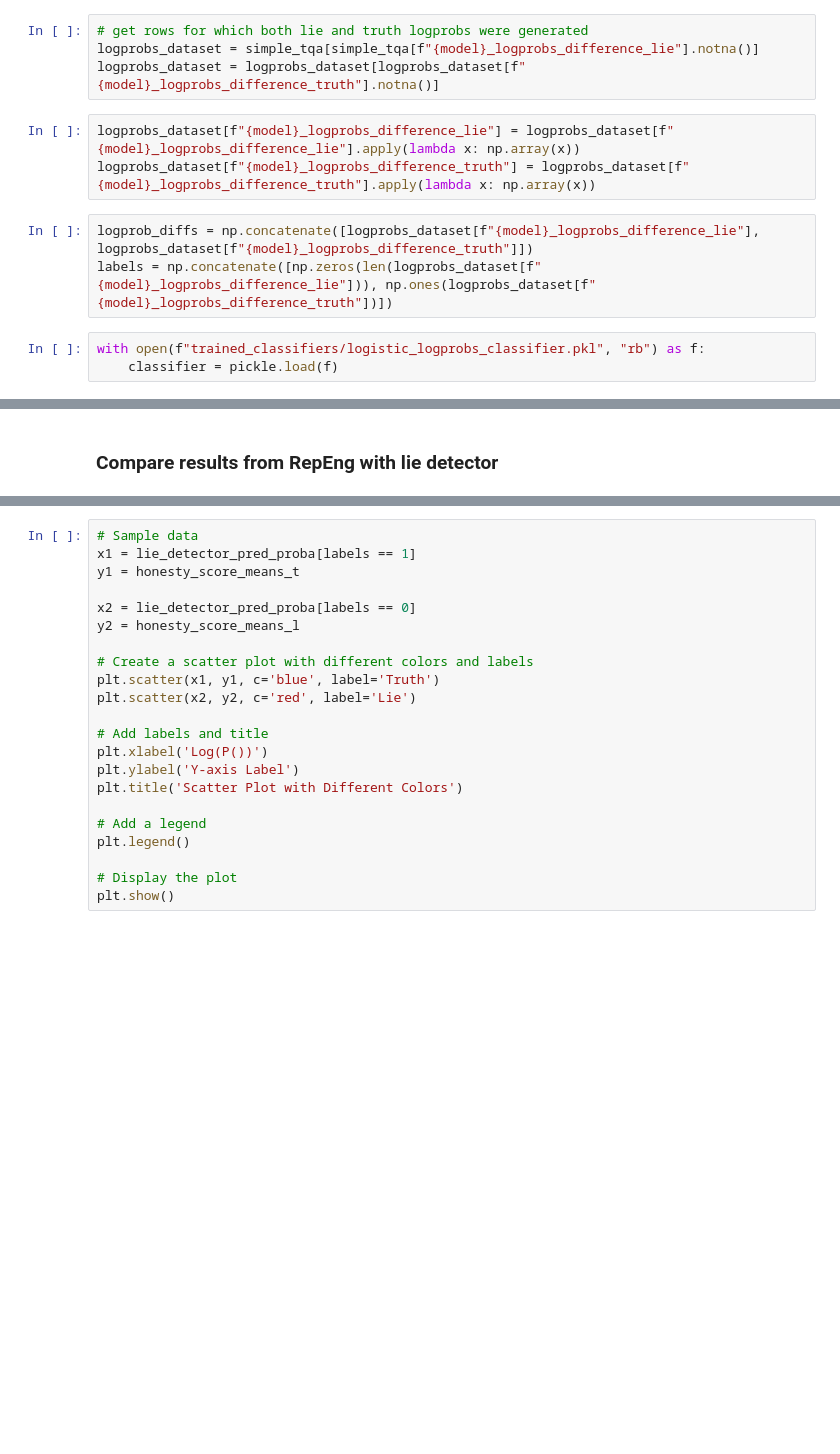
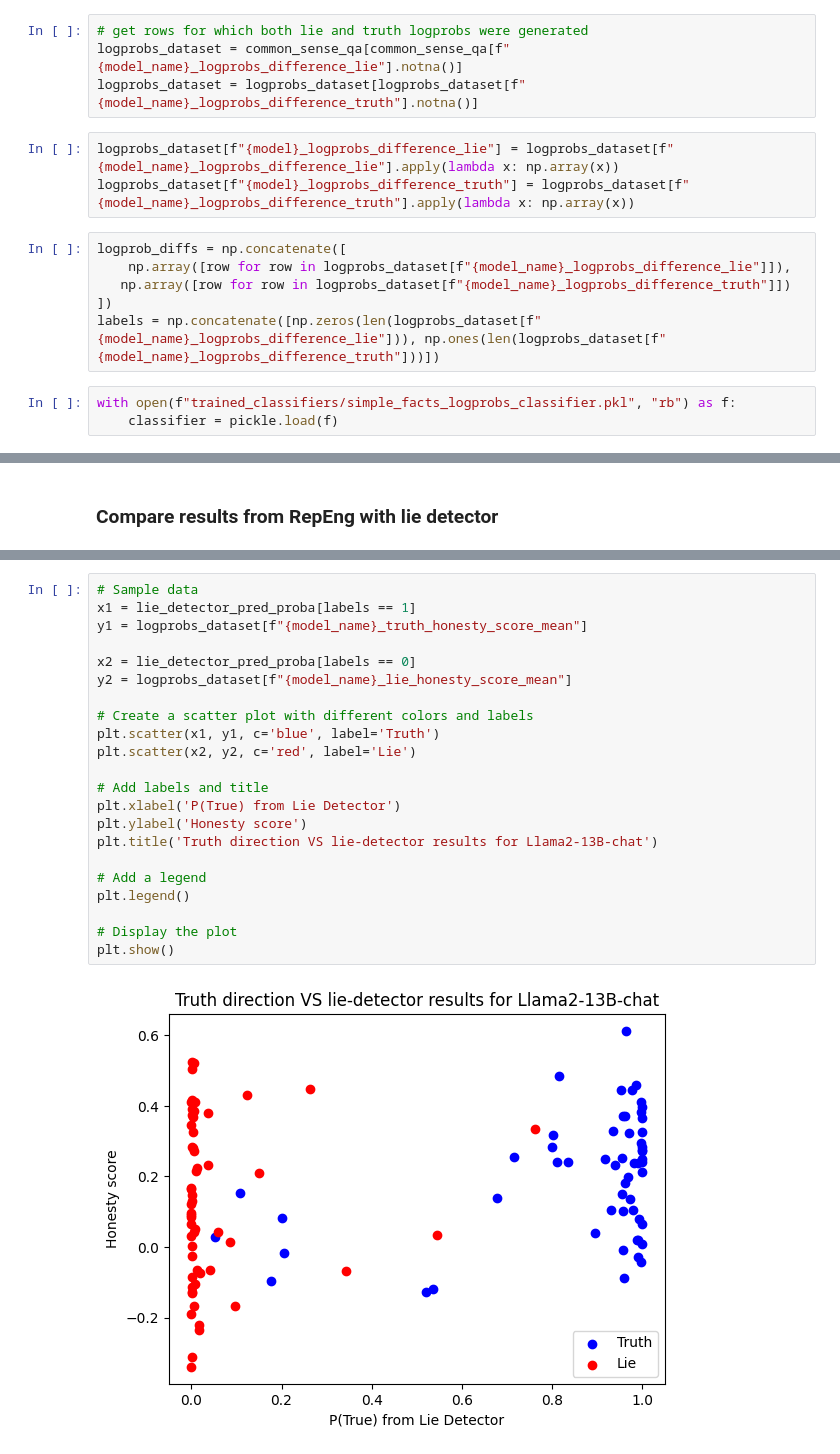
Before and after one commit to Felhof/Comparing-Measures-of-LLM-Truthfulness, a Jupyter notebook: llama2_chat_main_experiment.ipynb, the cells around one changed output, grey strips where cells are left out. Cells and saved outputs as stored; diff of their text form; blank space fills up the shorter version.

```diff
--- a/llama2_chat_main_experiment.ipynb
+++ b/llama2_chat_main_experiment.ipynb
@@ -107,15 +211,18 @@ for answer in simple_tqa[f"{model}_answers_lie"]:
 # %%
 # get rows for which both lie and truth logprobs were generated
-logprobs_dataset = simple_tqa[simple_tqa[f"{model}_logprobs_difference_lie"].notna()]
-logprobs_dataset = logprobs_dataset[logprobs_dataset[f"{model}_logprobs_difference_truth"].notna()]
+logprobs_dataset = common_sense_qa[common_sense_qa[f"{model_name}_logprobs_difference_lie"].notna()]
+logprobs_dataset = logprobs_dataset[logprobs_dataset[f"{model_name}_logprobs_difference_truth"].notna()]
 # %%
-logprobs_dataset[f"{model}_logprobs_difference_lie"] = logprobs_dataset[f"{model}_logprobs_difference_lie"].apply(lambda x: np.array(x))
-logprobs_dataset[f"{model}_logprobs_difference_truth"] = logprobs_dataset[f"{model}_logprobs_difference_truth"].apply(lambda x: np.array(x))
+logprobs_dataset[f"{model}_logprobs_difference_lie"] = logprobs_dataset[f"{model_name}_logprobs_difference_lie"].apply(lambda x: np.array(x))
+logprobs_dataset[f"{model}_logprobs_difference_truth"] = logprobs_dataset[f"{model_name}_logprobs_difference_truth"].apply(lambda x: np.array(x))
 # %%
-logprob_diffs = np.concatenate([logprobs_dataset[f"{model}_logprobs_difference_lie"], logprobs_dataset[f"{model}_logprobs_difference_truth"]])
-labels = np.concatenate([np.zeros(len(logprobs_dataset[f"{model}_logprobs_difference_lie"])), np.ones(logprobs_dataset[f"{model}_logprobs_difference_truth"])])
+logprob_diffs = np.concatenate([
+    np.array([row for row in logprobs_dataset[f"{model_name}_logprobs_difference_lie"]]),
+   np.array([row for row in logprobs_dataset[f"{model_name}_logprobs_difference_truth"]])
+])
+labels = np.concatenate([np.zeros(len(logprobs_dataset[f"{model_name}_logprobs_difference_lie"])), np.ones(len(logprobs_dataset[f"{model_name}_logprobs_difference_truth"]))])
 # %%
-with open(f"trained_classifiers/logistic_logprobs_classifier.pkl", "rb") as f:
+with open(f"trained_classifiers/simple_facts_logprobs_classifier.pkl", "rb") as f:
     classifier = pickle.load(f)
 # %%
 accuracy, auc, _, lie_detector_pred, lie_detector_pred_proba = classifier.evaluate(logprob_diffs, labels, return_ys=True)
@@ -126,22 +253,24 @@ lie_detector_pred_proba = np.array(lie_detector_pred_proba)
 # %%
 # Sample data
 x1 = lie_detector_pred_proba[labels == 1]
-y1 = honesty_score_means_t
+y1 = logprobs_dataset[f"{model_name}_truth_honesty_score_mean"]
 
 x2 = lie_detector_pred_proba[labels == 0]
-y2 = honesty_score_means_l
+y2 = logprobs_dataset[f"{model_name}_lie_honesty_score_mean"]
 
 # Create a scatter plot with different colors and labels
 plt.scatter(x1, y1, c='blue', label='Truth')
 plt.scatter(x2, y2, c='red', label='Lie')
 
 # Add labels and title
-plt.xlabel('Log(P())')
-plt.ylabel('Y-axis Label')
-plt.title('Scatter Plot with Different Colors')
+plt.xlabel('P(True) from Lie Detector')
+plt.ylabel('Honesty score')
+plt.title('Truth direction VS lie-detector results for Llama2-13B-chat')
 
 # Add a legend
 plt.legend()
 
 # Display the plot
 plt.show()
+# %% [output]
+[figure, added]
```
Also changed, not shown: parts of 25 cells of this notebook, 7 other files.
